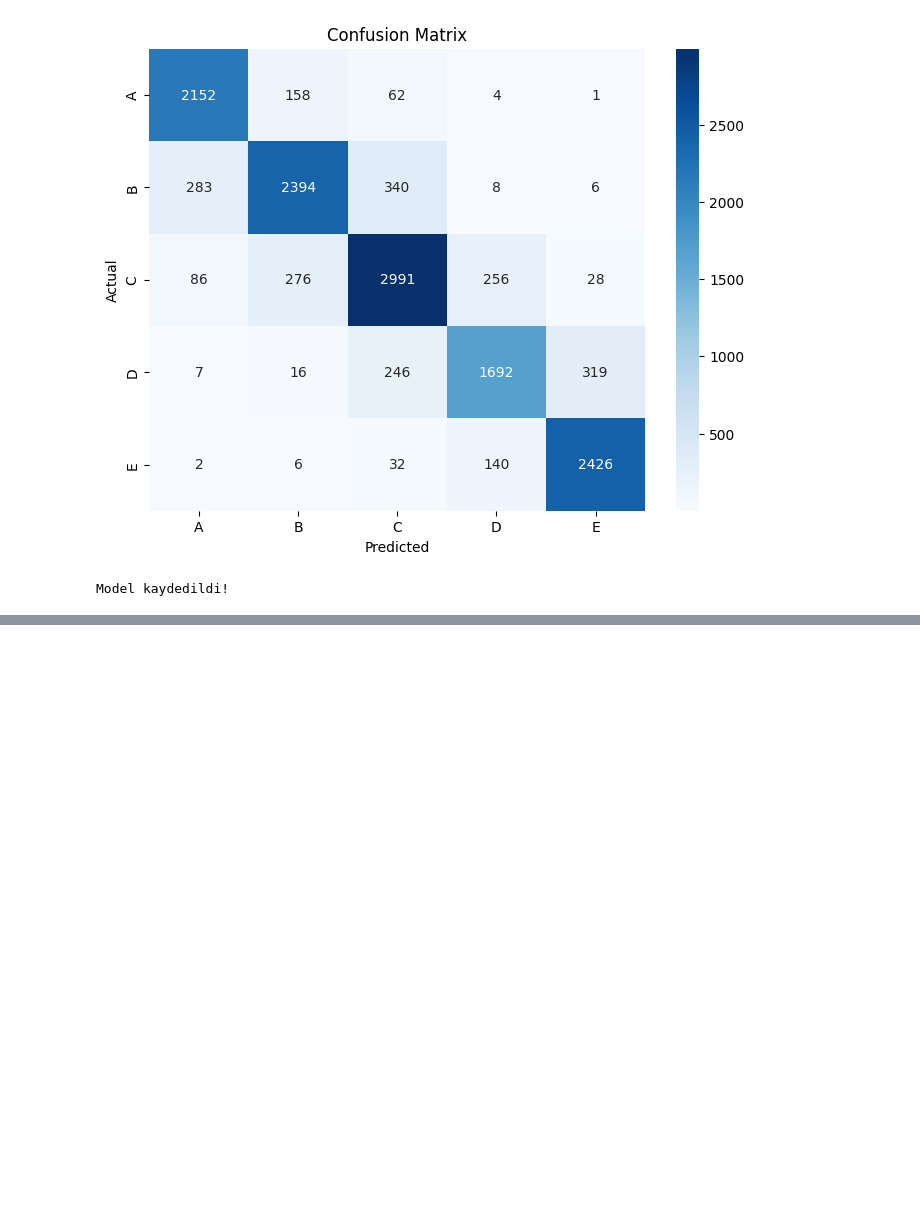
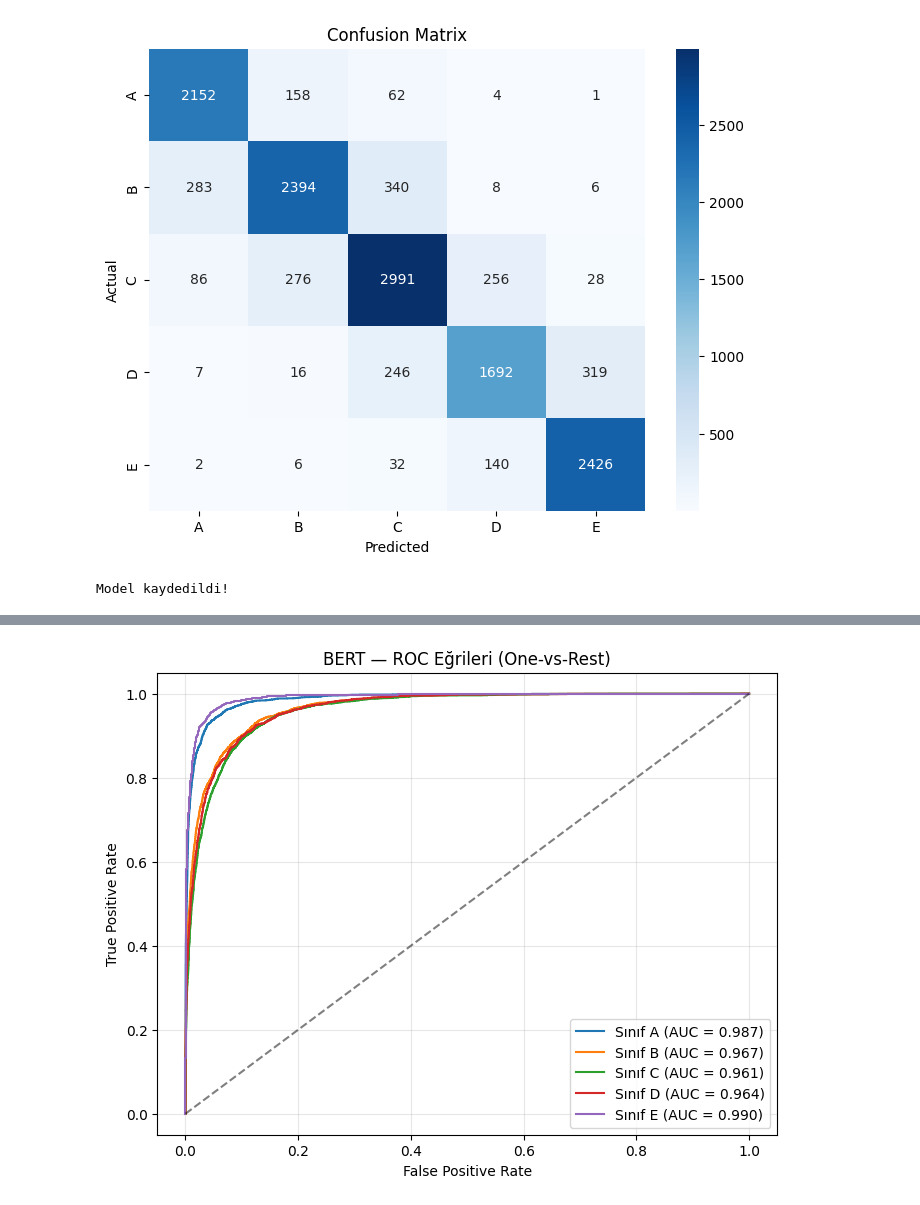
Before and after one commit to oguzhanerbil/food-health-predictor, a Jupyter notebook: prediction/bert/bert_colab.ipynb, the cells around one changed output, grey strips where cells are left out. Drawn from its saved outputs; the diff is of its cells as text; code cells hidden in the pictures; blank space fills up the shorter version.

Commit message:
feat(bert): detaylı metrikler, ROC eğrisi ve loss grafikleri eklendi (accuracy %83.43)

```diff
--- a/prediction/bert/bert_colab.ipynb
+++ b/prediction/bert/bert_colab.ipynb
@@ -189,0 +266,22 @@ Model kaydedildi!
+# %%
+# ── ROC eğrileri (sınıf bazlı) ──
+import matplotlib.pyplot as plt
+from sklearn.preprocessing import label_binarize
+from sklearn.metrics import roc_curve, auc
+
+classes = ['A','B','C','D','E']
+y_bin = label_binarize(labels, classes=[0,1,2,3,4])
+
+plt.figure(figsize=(8,6))
+for i, cls in enumerate(classes):
+    fpr, tpr, _ = roc_curve(y_bin[:, i], probs[:, i])
+    plt.plot(fpr, tpr, label=f"Sınıf {cls} (AUC = {auc(fpr, tpr):.3f})")
+plt.plot([0,1],[0,1],'k--', alpha=0.5)
+plt.xlabel('False Positive Rate')
+plt.ylabel('True Positive Rate')
+plt.title('BERT — ROC Eğrileri (One-vs-Rest)')
+plt.legend()
+plt.grid(alpha=0.3)
+plt.show()
+# %% [output]
+[figure, added]
```
Also changed, not shown: parts of 6 cells of this notebook.
